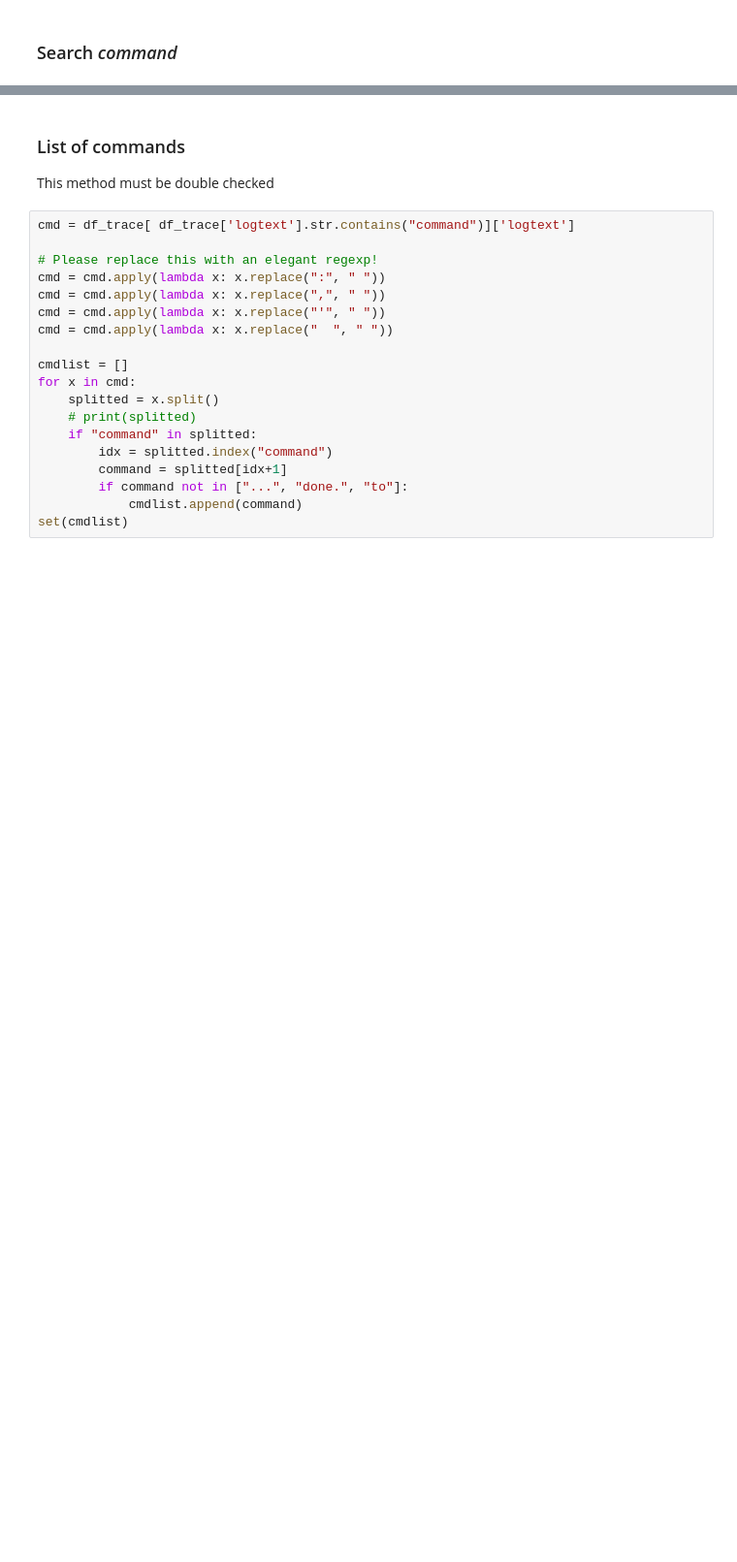
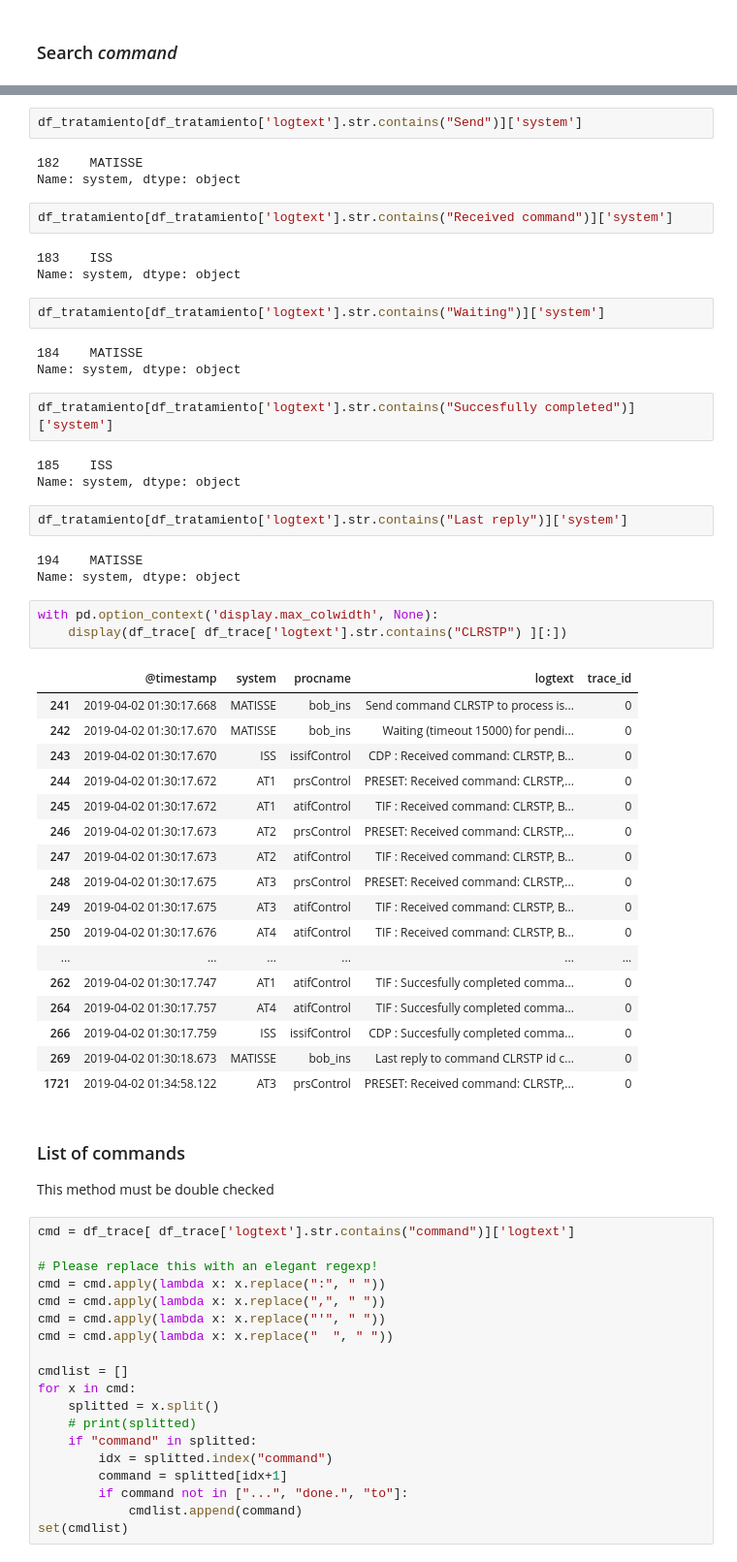
Before and after one commit to paranal-sw/collaborations-UFRO-2024-2s, a Jupyter notebook: 1-command-visualization/task_description.ipynb, the cells around one changed output, grey strips where cells are left out. Shown at 97% size. Drawn from its saved outputs; the diff is of its cells as text; blank space fills up the shorter version.

```diff
--- a/1-command-visualization/task_description.ipynb
+++ b/1-command-visualization/task_description.ipynb
@@ -186,3 +194,49 @@ with pd.option_context('display.max_colwidth', None):
+# %%
+df_tratamiento[df_tratamiento['logtext'].str.contains("Send")]['system']
+# %% [output]
+182    MATISSE
+Name: system, dtype: object
+# %%
+df_tratamiento[df_tratamiento['logtext'].str.contains("Received command")]['system']
+# %% [output]
+183    ISS
+Name: system, dtype: object
+# %%
+df_tratamiento[df_tratamiento['logtext'].str.contains("Waiting")]['system']
+# %% [output]
+184    MATISSE
+Name: system, dtype: object
+# %%
+df_tratamiento[df_tratamiento['logtext'].str.contains("Succesfully completed")]['system']
+# %% [output]
+185    ISS
+Name: system, dtype: object
+# %%
+df_tratamiento[df_tratamiento['logtext'].str.contains("Last reply")]['system']
+# %% [output]
+194    MATISSE
+Name: system, dtype: object
+# %%
+with pd.option_context('display.max_colwidth', None):
+    display(df_trace[ df_trace['logtext'].str.contains("CLRSTP") ][:])
+# %% [output]
+|  | @timestamp | system | procname | logtext | trace_id |
+| 241 | 2019-04-02 01:30:17.668 | MATISSE | bob_ins | Send command CLRSTP to process is... | 0 |
+| 242 | 2019-04-02 01:30:17.670 | MATISSE | bob_ins | Waiting (timeout 15000) for pendi... | 0 |
+| 243 | 2019-04-02 01:30:17.670 | ISS | issifControl | CDP : Received command: CLRSTP, B... | 0 |
+| 244 | 2019-04-02 01:30:17.672 | AT1 | prsControl | PRESET: Received command: CLRSTP,... | 0 |
+| 245 | 2019-04-02 01:30:17.672 | AT1 | atifControl | TIF : Received command: CLRSTP, B... | 0 |
+| 246 | 2019-04-02 01:30:17.673 | AT2 | prsControl | PRESET: Received command: CLRSTP,... | 0 |
+| 247 | 2019-04-02 01:30:17.673 | AT2 | atifControl | TIF : Received command: CLRSTP, B... | 0 |
+| 248 | 2019-04-02 01:30:17.675 | AT3 | prsControl | PRESET: Received command: CLRSTP,... | 0 |
+| 249 | 2019-04-02 01:30:17.675 | AT3 | atifControl | TIF : Received command: CLRSTP, B... | 0 |
+| 250 | 2019-04-02 01:30:17.676 | AT4 | atifControl | TIF : Received command: CLRSTP, B... | 0 |
+| ... | ... | ... | ... | ... | ... |
+| 262 | 2019-04-02 01:30:17.747 | AT1 | atifControl | TIF : Succesfully completed comma... | 0 |
+| 264 | 2019-04-02 01:30:17.757 | AT4 | atifControl | TIF : Succesfully completed comma... | 0 |
+| 266 | 2019-04-02 01:30:17.759 | ISS | issifControl | CDP : Succesfully completed comma... | 0 |
+| 269 | 2019-04-02 01:30:18.673 | MATISSE | bob_ins | Last reply to command CLRSTP id c... | 0 |
+| 1721 | 2019-04-02 01:34:58.122 | AT3 | prsControl | PRESET: Received command: CLRSTP,... | 0 |
 # %% [markdown]
 ### List of commands
 
```
Also changed, not shown: parts of 24 cells of this notebook, 2 other files.
